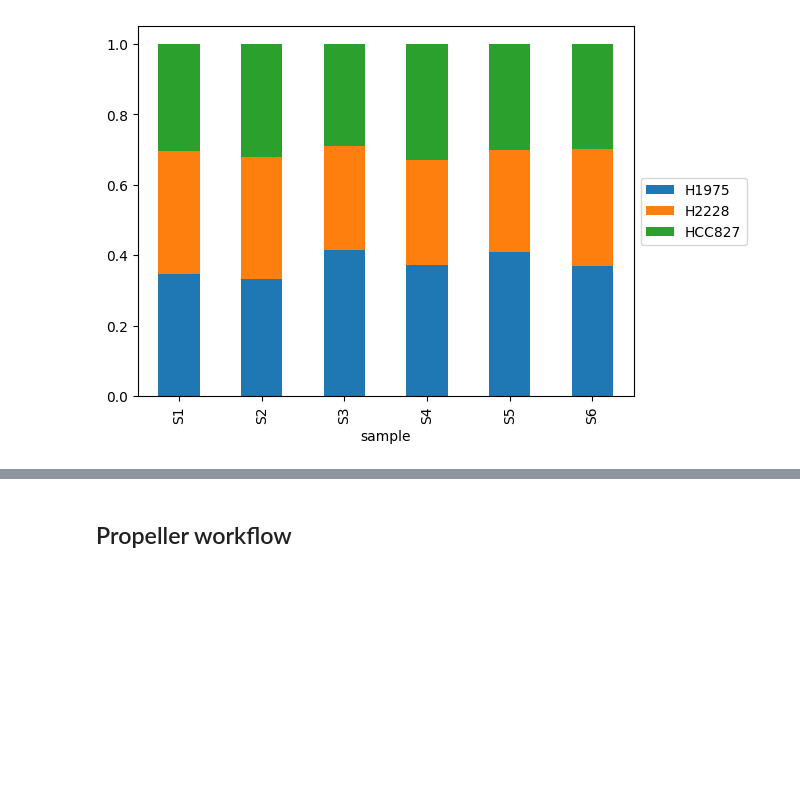
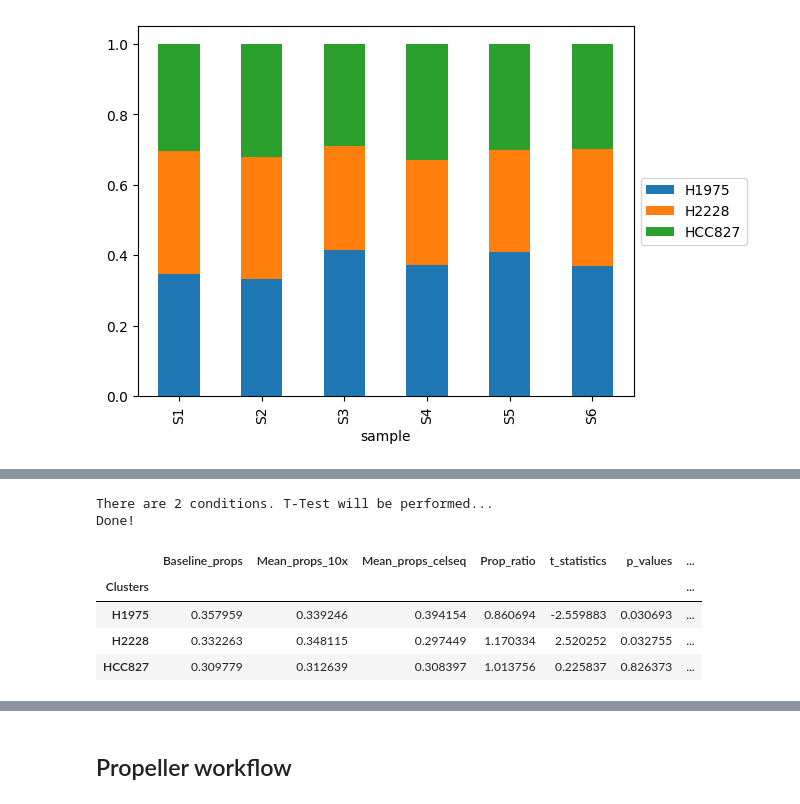
Before and after one commit to loosolab/scanpro, a Jupyter notebook: examples/proportion_analysis.ipynb, the cells around one changed output, grey strips where cells are left out. Drawn from its saved outputs; the diff is of its cells as text; code cells hidden in the pictures; blank space fills up the shorter version.

```diff
--- a/examples/proportion_analysis.ipynb
+++ b/examples/proportion_analysis.ipynb
@@ -104,0 +110,13 @@ out.plot_samples(stacked=True)
+# %%
+out = pypropeller.pypropeller(adata, clusters_col='cluster', samples_col='sample',
+                              conds_col='group', transform='logit', conditions=['10x', 'celseq'])
+
+out.results
+# %% [output]
+There are 2 conditions. T-Test will be performed...
+Done!
+|  | Baseline_props | Mean_props_10x | Mean_props_celseq | Prop_ratio | t_statistics | p_values | ... |
+| Clusters |  |  |  |  |  |  | ... |
+| H1975 | 0.357959 | 0.339246 | 0.394154 | 0.860694 | -2.559883 | 0.030693 | ... |
+| H2228 | 0.332263 | 0.348115 | 0.297449 | 1.170334 | 2.520252 | 0.032755 | ... |
+| HCC827 | 0.309779 | 0.312639 | 0.308397 | 1.013756 | 0.225837 | 0.826373 | ... |
```
Also changed, not shown: parts of 7 cells of this notebook.
